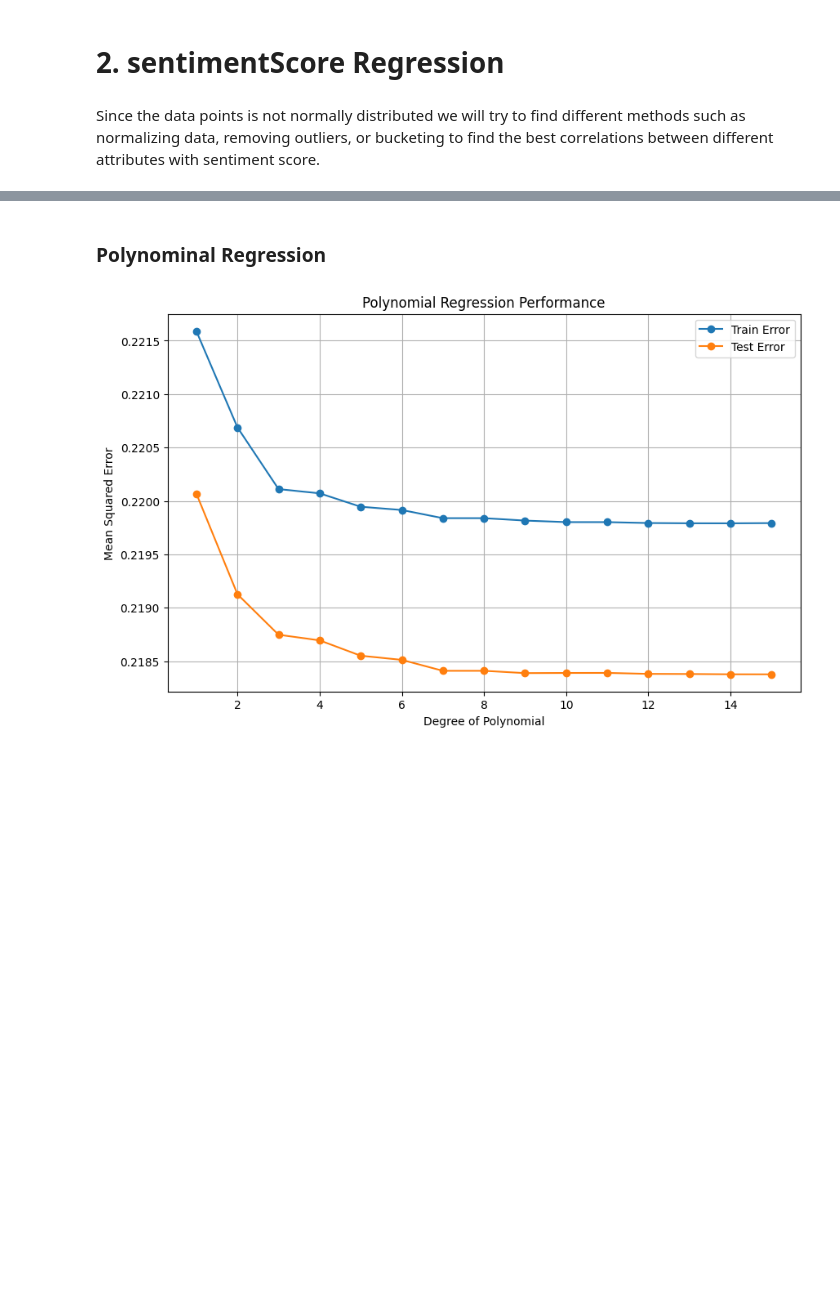
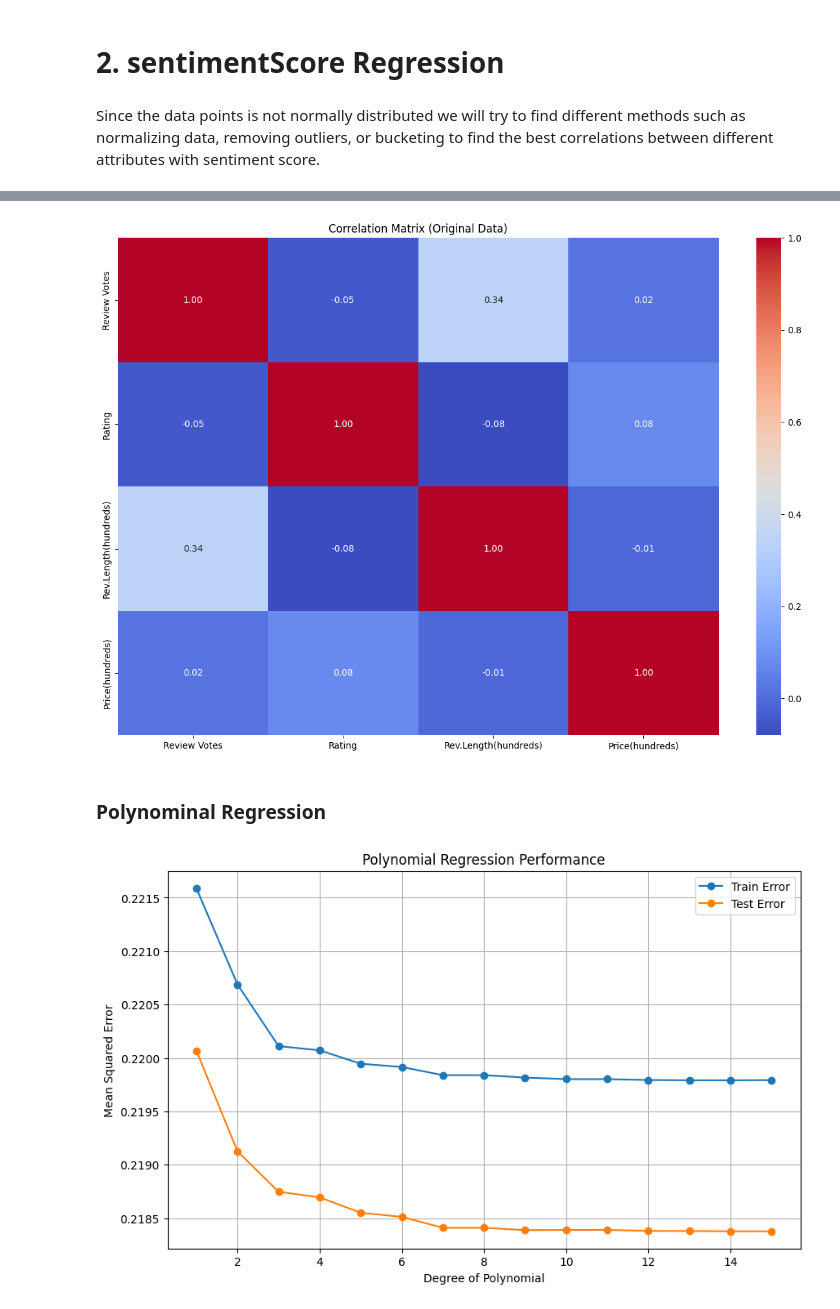
Before and after one commit to longbui23/Amazon-Analysis, a Jupyter notebook: MultivariateRegression.ipynb, the cells around one changed output, grey strips where cells are left out. Saved outputs shown, nothing was run; the diff lists cells and outputs as text; code cells hidden in the pictures; blank space fills up the shorter version.

```diff
--- a/MultivariateRegression.ipynb
+++ b/MultivariateRegression.ipynb
@@ -112,0 +157,23 @@ Notes:
+# %%
+# Define the independent variables (features) and the dependent variable
+X = sentiment_df[['Review Length', 'Review Votes', 'Price', 'Rating']]
+X['Rev.Length(hundreds)'] = X['Review Length']/100
+X['Price(hundreds)'] = X['Price']/100
+X.drop(columns=['Review Length', 'Price'], inplace=True)
+
+y = sentiment_df['sentimentScore']
+
+# Fit the multivariate regression model
+model = sm.OLS(y, X).fit()
+
+# Extract summary table data
+summary_data = model.summary().tables[1]
+
+# Convert summary table data to a pandas DataFrame
+summary_df = pd.DataFrame(summary_data.data[1:], columns=summary_data.data[0])
+
+# Round every value to two decimal places
+summary_df = summary_df.apply(lambda x: pd.to_numeric(x, errors='ignore')).round(3)
+
+# Print the DataFrame
+summary_df
@@ -113,3 +200,24 @@ Notes:
+# %%
+import seaborn as sns
+import matplotlib.pyplot as plt
+
+# Calculate correlation matrix
+correlation_matrix = X.corr()
+
+# Round to 2 decimal places
+correlation_matrix_rounded = correlation_matrix.round(2)
+
+# Plot heatmap
+plt.figure(figsize=(15, 10))
+heatmap = sns.heatmap(correlation_matrix_rounded, annot=True, cmap='coolwarm', fmt=".2f", annot_kws={"size": 10})
+plt.title('Correlation Matrix (Original Data)')
+
+# Rotate x-axis labels
+plt.xticks(rotation=0, ha='center')
+
+plt.show()
+# %% [output]
+[figure, added]
 # %% [markdown]
 ### Polynominal Regression
 # %%
```
Also changed, not shown: parts of 8 cells of this notebook.
